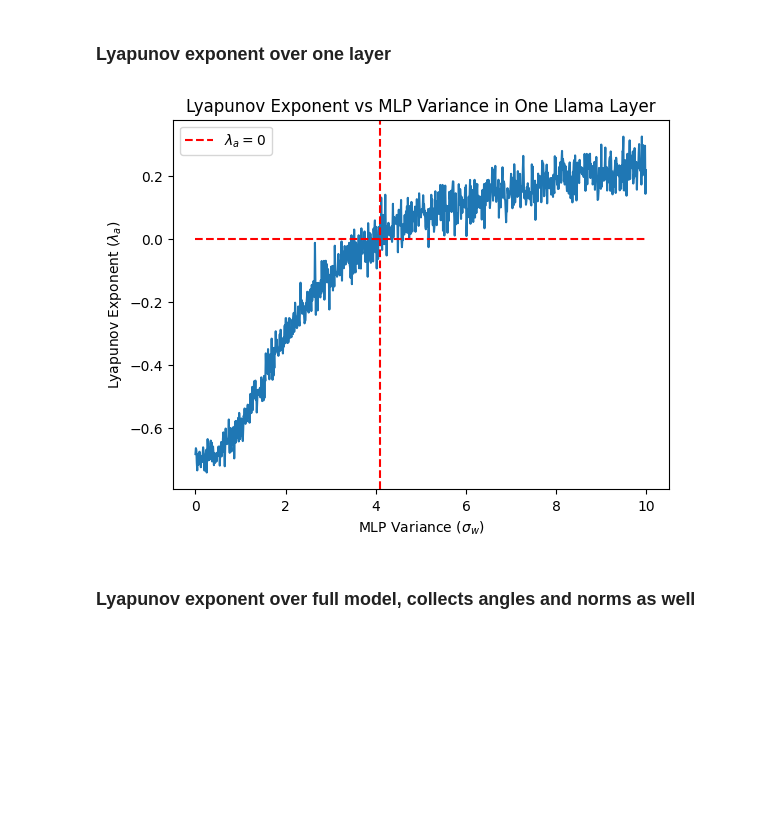
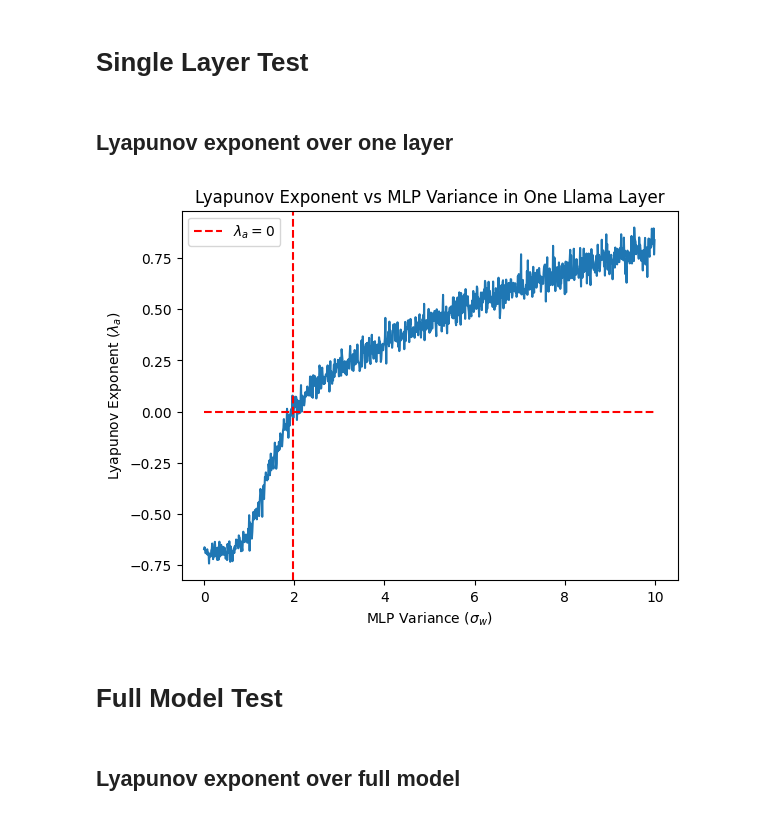
Before and after one commit to JGKing88/straightening_dynamics, a Jupyter notebook: scripts/paper_verification.ipynb, the cells around one changed output. Saved outputs shown, nothing was run; the diff lists cells and outputs as text; code cells hidden in the pictures; blank space fills up the shorter version.

```diff
--- a/scripts/paper_verification.ipynb
+++ b/scripts/paper_verification.ipynb
@@ -15,7 +12,7 @@ from modular_transformers.straightening.straightening_utils import compute_model
 device = torch.device('cuda' if torch.cuda.is_available() else 'cpu')
 hf_auth_token = "" #REPLACE_WITH_YOUR_HUGGINGFACE_TOKEN
 # %%
-def initialize_weights(module, distribution, attention_variance, mlp_variance):
+def initialize_weights(module, distribution, attention_sigma, mlp_sigma):
     for name, param in module.named_parameters():
         if "v_proj" in name or "o_proj" in name:
             nn.init.normal_(param, 0, np.sqrt(1/param.shape[0]))
@@ -25,19 +22,21 @@ def initialize_weights(module, distribution, attention_variance, mlp_variance):
             continue
         else:
             if "q_proj" in name or "k_proj" in name:
-                variance = attention_variance / param.shape[0]
+                variance = attention_sigma / param.shape[0]
             else:
-                variance = mlp_variance / param.shape[0]
+                variance = mlp_sigma**2 / param.shape[0]
 
             if distribution == "uniform":
                 width = np.sqrt(variance * 12) / 2
                 nn.init.uniform_(param, -width, width)
             elif distribution == "normal":
                 nn.init.normal_(param, 0, np.sqrt(variance))
-
-def layer_norm(input):
-    return math.sqrt(input.shape[-1]) * input / torch.norm(input, dim=-1, keepdim=True)
+# %% [markdown]
+# Single Layer Test
 # %%
+def layer_norm(input):
+    return math.sqrt(input.shape[-1]) * input / torch.norm(input, dim=-1, keepdim=True)
+
 def forward_pass(attention, mlp, input, position_ids):
     mlp.eval()
     attention.eval()
@@ -66,7 +65,14 @@ def generate_input(n, d, correlation):
     # `correlated_vectors` now has the desired correlations across vectors
     input = L @ independent_vectors  # Shape: (n, d)
 
+    input = torch.tensor(input, dtype=torch.float32)
+
+    input = input.unsqueeze(0)
+
     return input
+
+# def generate_input(n, d, correlation):
+#     return np.random.normal(size=(n, d))
 
 def calculate_pq(input):
     # Compute dot product matrix
@@ -85,7 +91,7 @@ def calculate_lyapunov_exponent(p, q, p_prime, q_prime):
     denominator = 1 - p/q
     return np.log(numerator/denominator)
 # %% [markdown]
-### Lyapunov exponent over one layer
+## Lyapunov exponent over one layer
 # %%
 model_name = "meta-llama/Llama-2-7b-hf"
 activation_function = "tanh" #from paper
@@ -94,24 +100,22 @@ config = AutoConfig.from_pretrained(model_name, token=hf_auth_token)
 n = 64 #not sure how to choose this (256 in paper), but doesn't seem to have a huge effect
 d = config.hidden_size
 correlation = 0.99
-attention_variance = 0.1 #not sure how to choose this but doesn't seem to have a huge effect
+attention_sigma = 0.1 #not sure how to choose this but doesn't seem to have a huge effect
 position_ids = torch.arange(0, n).unsqueeze(0).to(device)
 
 config.hidden_act = activation_function
 attention = LlamaAttention(config, layer_idx=1).to(device)
 mlp = LlamaMLP(config).to(device)
 
-mlp_variances = np.arange(0, 10, 0.01)
+mlp_sigmas = np.arange(0, 10, 0.01)
 lyapunov_exponents = []
 
-for mlp_variance in tqdm(mlp_variances):
-    initialize_weights(attention, "normal", attention_variance, mlp_variance)
-    initialize_weights(mlp, "normal", attention_variance, mlp_variance)
+for mlp_sigma in tqdm(mlp_sigmas):
+    initialize_weights(attention, "normal", attention_sigma, mlp_sigma)
+    initialize_weights(mlp, "normal", attention_sigma, mlp_sigma)
 
     # Generate input
-    input = generate_input(n, d, correlation)
-    input = torch.tensor(input, dtype=torch.float32).to(device)
-    input = input.unsqueeze(0)
+    input = generate_input(n, d, correlation).to(device)
 
     # Forward pass
     output = forward_pass(attention, mlp, input, position_ids)[0]
@@ -122,14 +126,16 @@ for mlp_variance in tqdm(mlp_variances):
     lyapunov_exponent = calculate_lyapunov_exponent(p, q, p_prime, q_prime)
     lyapunov_exponents.append(lyapunov_exponent)
 # %%
-plt.plot(mlp_variances, lyapunov_exponents)
+plt.plot(mlp_sigmas, lyapunov_exponents)
 #put a vertical line at the point where the lyapunov exponent is 0
-plt.axvline(x=mlp_variances[np.argmin(np.abs(lyapunov_exponents))], color='r', linestyle='--', label=r"$\lambda_a = 0$")
+plt.axvline(x=mlp_sigmas[np.argmin(np.abs(lyapunov_exponents))], color='r', linestyle='--', label=r"$\lambda_a = 0$")
 plt.hlines(0, 0, 10, colors='r', linestyles='--')
 plt.xlabel(r"MLP Variance ($\sigma_w$)")
 plt.ylabel(r"Lyapunov Exponent ($\lambda_a$)")
 plt.title(r"Lyapunov Exponent vs MLP Variance in One Llama Layer")
 plt.legend()
 plt.show()
 # %% [output]
-[figure, old version]
+[figure, new version]
+# %% [markdown]
+# Full Model Test
@@ -136,2 +209,2 @@ plt.show()
 # %% [markdown]
-### Lyapunov exponent over full model, collects angles and norms as well
+## Lyapunov exponent over full model
```
Also changed, not shown: parts of 14 cells of this notebook.
